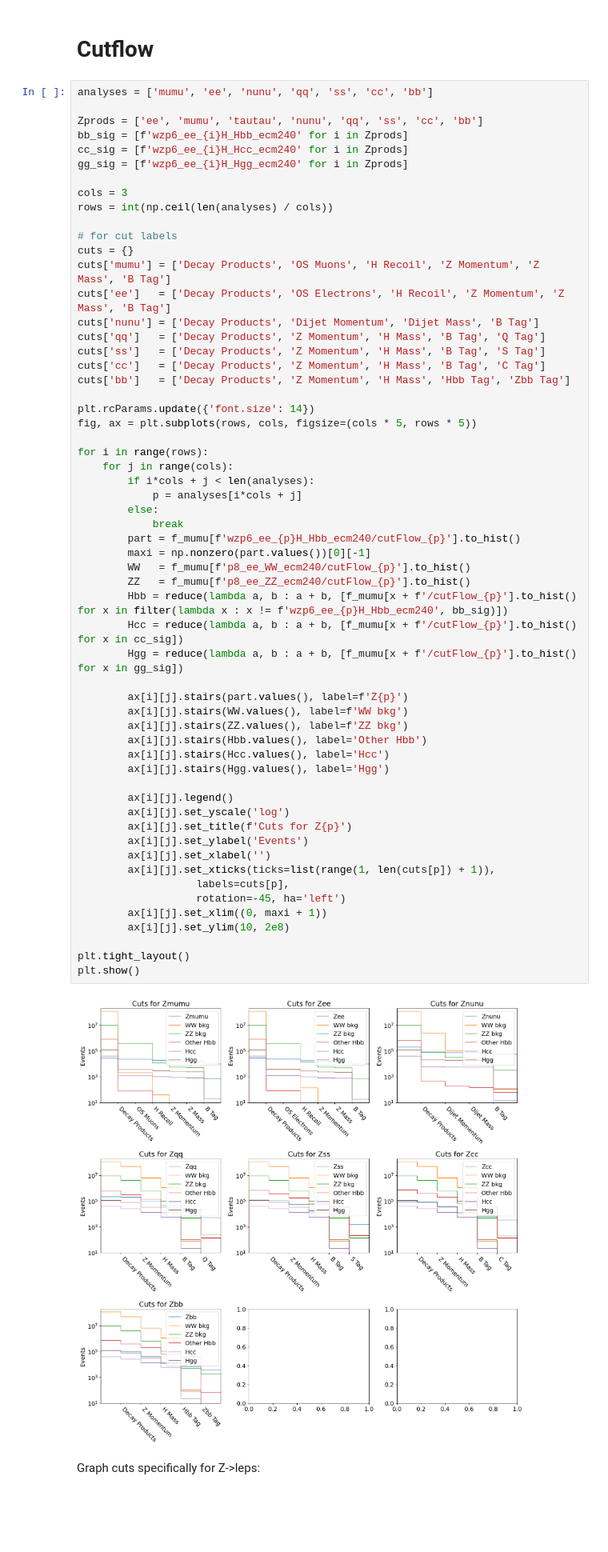
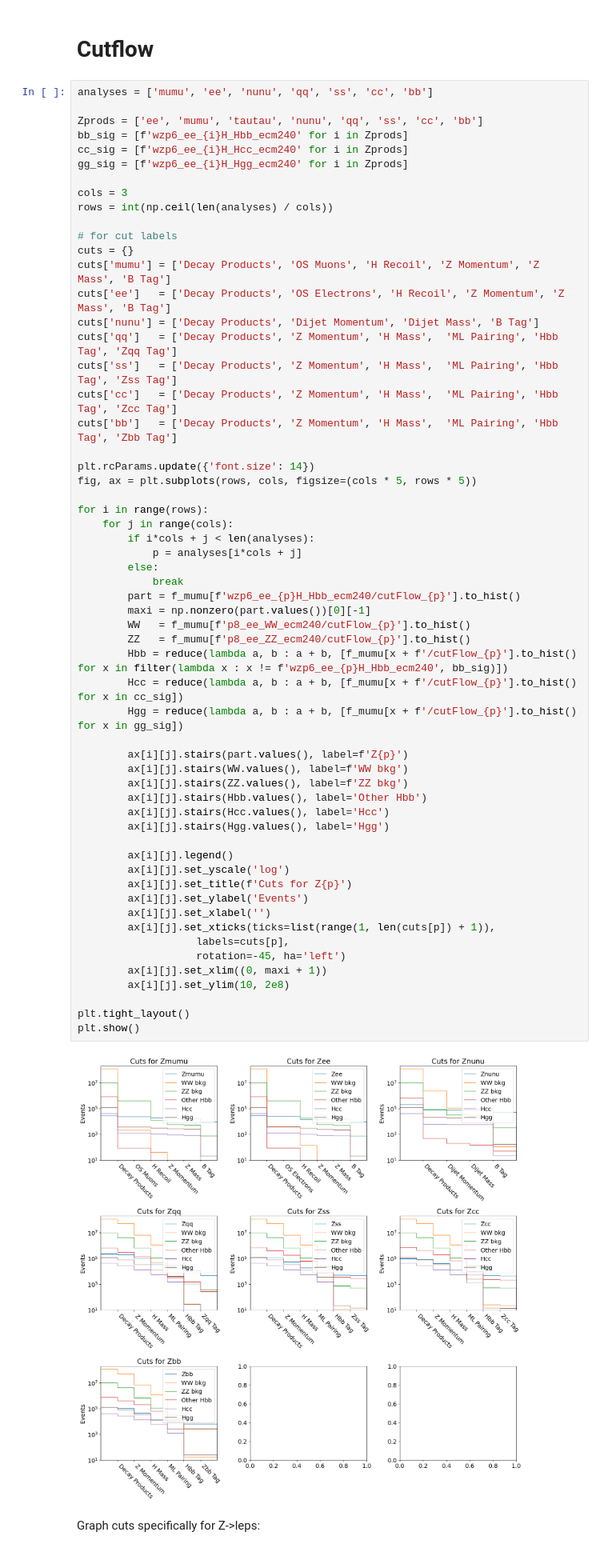
Before and after one commit to ilsanford/FCCAnalyzer, a Jupyter notebook: analyses/h_bb/h_bb.ipynb, the cells around one changed output. Shown at 80% size. Drawn from its saved outputs; the diff is of its cells as text; blank space fills up the shorter version.

```diff
--- a/analyses/h_bb/h_bb.ipynb
+++ b/analyses/h_bb/h_bb.ipynb
@@ -33,10 +33,10 @@ cuts = {}
 cuts['mumu'] = ['Decay Products', 'OS Muons', 'H Recoil', 'Z Momentum', 'Z Mass', 'B Tag']
 cuts['ee']   = ['Decay Products', 'OS Electrons', 'H Recoil', 'Z Momentum', 'Z Mass', 'B Tag']
 cuts['nunu'] = ['Decay Products', 'Dijet Momentum', 'Dijet Mass', 'B Tag']
-cuts['qq']   = ['Decay Products', 'Z Momentum', 'H Mass', 'B Tag', 'Q Tag']
-cuts['ss']   = ['Decay Products', 'Z Momentum', 'H Mass', 'B Tag', 'S Tag']
-cuts['cc']   = ['Decay Products', 'Z Momentum', 'H Mass', 'B Tag', 'C Tag']
-cuts['bb']   = ['Decay Products', 'Z Momentum', 'H Mass', 'Hbb Tag', 'Zbb Tag']
+cuts['qq']   = ['Decay Products', 'Z Momentum', 'H Mass',  'ML Pairing', 'Hbb Tag', 'Zqq Tag']
+cuts['ss']   = ['Decay Products', 'Z Momentum', 'H Mass',  'ML Pairing', 'Hbb Tag', 'Zss Tag']
+cuts['cc']   = ['Decay Products', 'Z Momentum', 'H Mass',  'ML Pairing', 'Hbb Tag', 'Zcc Tag']
+cuts['bb']   = ['Decay Products', 'Z Momentum', 'H Mass',  'ML Pairing', 'Hbb Tag', 'Zbb Tag']
 
 plt.rcParams.update({'font.size': 14})
 fig, ax = plt.subplots(rows, cols, figsize=(cols * 5, rows * 5))
@@ -49,34 +49,34 @@ for i in range(rows):
             break
         part = f_mumu[f'wzp6_ee_{p}H_Hbb_ecm240/cutFlow_{p}'].to_hist()
         maxi = np.nonzero(part.values())[0][-1]
         WW   = f_mumu[f'p8_ee_WW_ecm240/cutFlow_{p}'].to_hist()
         ZZ   = f_mumu[f'p8_ee_ZZ_ecm240/cutFlow_{p}'].to_hist()
         Hbb = reduce(lambda a, b : a + b, [f_mumu[x + f'/cutFlow_{p}'].to_hist() for x in filter(lambda x : x != f'wzp6_ee_{p}H_Hbb_ecm240', bb_sig)])
         Hcc = reduce(lambda a, b : a + b, [f_mumu[x + f'/cutFlow_{p}'].to_hist() for x in cc_sig])
         Hgg = reduce(lambda a, b : a + b, [f_mumu[x + f'/cutFlow_{p}'].to_hist() for x in gg_sig])
 
         ax[i][j].stairs(part.values(), label=f'Z{p}')
         ax[i][j].stairs(WW.values(), label=f'WW bkg')
         ax[i][j].stairs(ZZ.values(), label=f'ZZ bkg')
         ax[i][j].stairs(Hbb.values(), label='Other Hbb')
         ax[i][j].stairs(Hcc.values(), label='Hcc')
         ax[i][j].stairs(Hgg.values(), label='Hgg')
 
         ax[i][j].legend()
         ax[i][j].set_yscale('log')
         ax[i][j].set_title(f'Cuts for Z{p}')
         ax[i][j].set_ylabel('Events')
         ax[i][j].set_xlabel('')
         ax[i][j].set_xticks(ticks=list(range(1, len(cuts[p]) + 1)),
                    labels=cuts[p],
                    rotation=-45, ha='left')
         ax[i][j].set_xlim((0, maxi + 1))
         ax[i][j].set_ylim(10, 2e8)
 
 plt.tight_layout()
 plt.show()
 # %% [output]
-[figure, old version]
+[figure, new version]
 # %% [markdown]
 Graph cuts specifically for Z->leps:
 # %%
```
Also changed, not shown: parts of 9 cells of this notebook, 1 other file.
